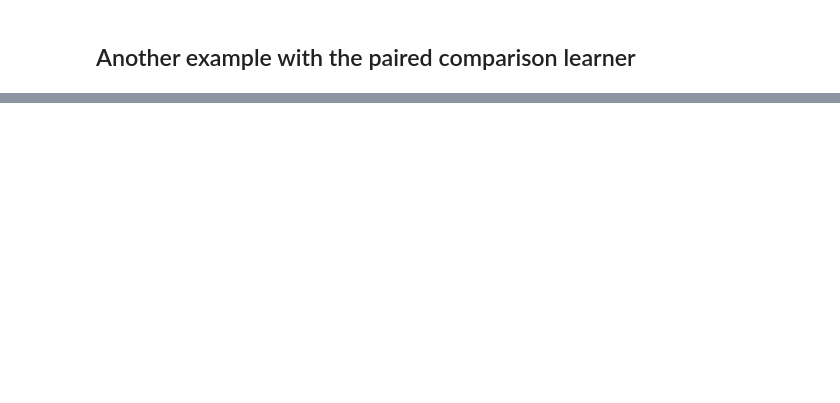
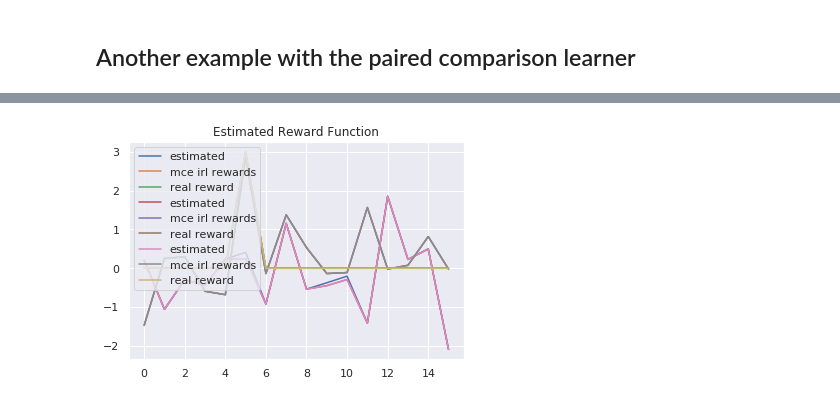
Before and after one commit to qxcv/bootstrapping-bias-learning, a Jupyter notebook: topk_debugger.ipynb, the cells around one changed output, grey strips where cells are left out. Drawn from its saved outputs; the diff is of its cells as text; code cells hidden in the pictures; blank space fills up the shorter version.

Commit message:
edited feedbacklearner

```diff
--- a/topk_debugger.ipynb
+++ b/topk_debugger.ipynb
@@ -253,5 +244,5 @@ Text(0.5,1,'Estimated Reward Function')
 # %%
-_, topk_om = mce_irl.mce_occupancy_measures(env, R=params['reward_est'])
+_, topk_om = mce_irl.mce_occupancy_measures(env, R=params['reward_est']/jnp.std(params['reward_est']))
 # %%
 print('Optimal state visitation frequencies for each grid cell:')
 print(optimal_om.reshape((random_gridworld.height, random_gridworld.width)))
@@ -292,0 +270,73 @@ plt.plot(jax.nn.sigmoid(jnp.arange(40).astype(float) -20) > random.random)
+# %%
+# Doing the reward and then the other thing
+params = {}
+from jax import random as jrnd
+import jax.numpy as jnp
+from jax import grad, value_and_grad
+key = jrnd.PRNGKey(0)
+key, wkey = jrnd.split(key, 2)
+params['reward_est'] = jrnd.normal(wkey, (env.n_states,))
+params['bias'] = jnp.ones((1,))
+
+
+for iter in range(3):
+
+    # def genereate_top_K_dataset(n_traj):
+    import random
+
+    n_traj = 1000
+    traj = mce_irl.mce_irl_sample(env, n_traj, R=params['reward_est'])
+    labels= top_K_expert.interact(traj)
+
+    labels_final, traj_final = [], []
+    for l, t in zip(labels, traj['states']):
+        if not(l):
+            if True:#random.random() < (np.sum(labels)/len(labels)):
+                labels_final.append(l), traj_final.append(t)
+        else:
+            labels_final.append(l), traj_final.append(t)
+
+    labels_final = np.array(labels_final)
+
+
+
+    # params['temperature'] = .5*jnp.ones((1, ))
+    lr = 1e-3
+    steps = 10000
+    loss_prev = float('Inf')
+    delta = 100
+    eps = 1e-5
+
+    step = 0
+    while(np.abs(delta) > eps and step<steps):
+        loss, gradients = (value_and_grad(top_K_feedback_model.loss)(params, np.array(traj_final), (labels_final)))
+        if step % 100 == 0:
+            print('step %d loss %.3f' %(step, loss))
+            print(params['bias'])
+        if step > 0:
+            delta = loss-loss_prev
+
+        for k in params.keys():
+            params[k] -= lr*gradients[k]
+
+        loss_prev = loss
+        step +=1
+
+    if np.abs(delta) <= .0001:
+        print('terminated due to delta')
+    else:
+        print('terminated due to steps exceeding %d' %steps)
+
+
+    plt.plot(params['reward_est'], label='estimated')
+    plt.plot(rew_params, label='mce irl rewards')
+    plt.plot(env.reward_matrix, label='real reward')
+    plt.legend()
+    plt.title('Estimated Reward Function')
+
+    print('Inferred w. Top K')
+    print(topk_om.reshape((random_gridworld.height, random_gridworld.width)))
+
+    print('Optimal state visitation frequencies for each grid cell:')
+    print(optimal_om.reshape((random_gridworld.height, random_gridworld.width)))
+# %% [output]
@@ -292,0 +360 @@ plt.plot(jax.nn.sigmoid(jnp.arange(40).astype(float) -20) > random.random)
+[figure, added]
```
Also changed, not shown: parts of 14 cells of this notebook, 1 other file.
